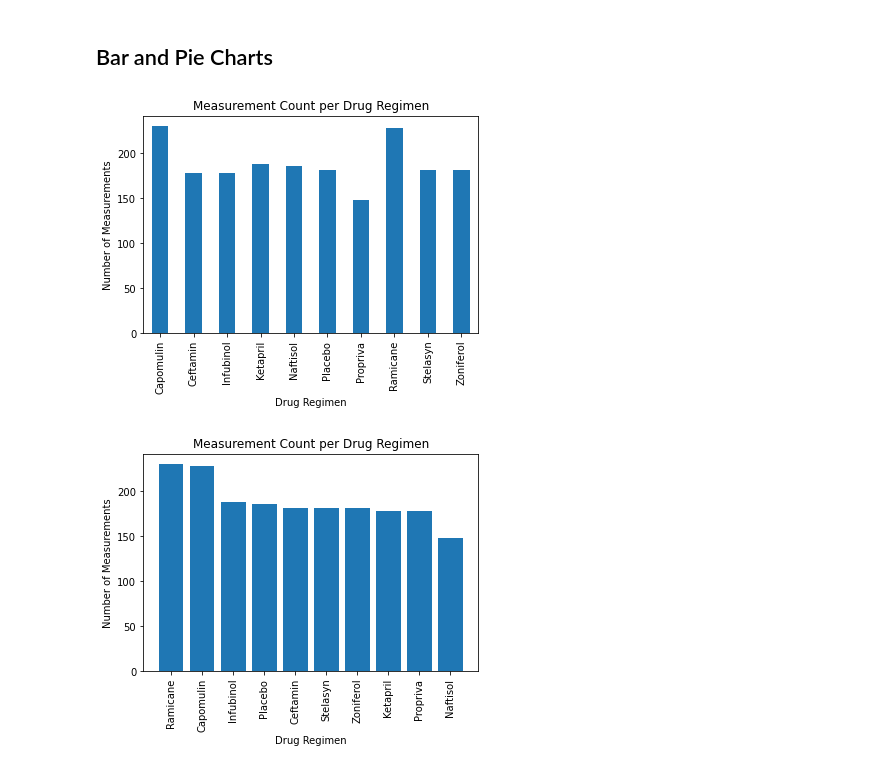
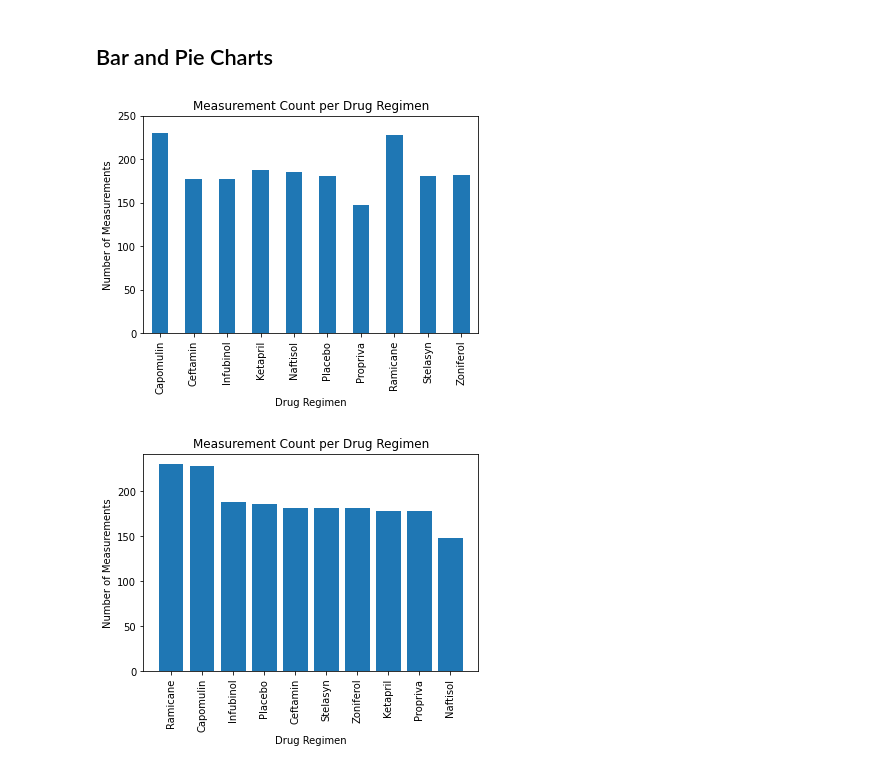
Before and after one commit to MaryColasanto/Pymaceuticals, a Jupyter notebook: pymaceuticals_starter.ipynb, the cells around one changed output. Cells and saved outputs as stored; diff of their text form; code cells hidden in the pictures.

```diff
--- a/pymaceuticals_starter.ipynb
+++ b/pymaceuticals_starter.ipynb
@@ -124,13 +136,14 @@ DataError: No numeric types to aggregate
 # %%
 # Generate a bar plot showing the total number of measurements taken on each drug regimen using pandas.
 measurement_count = drug_df["Drug Regimen"].count()
 
 drug_barchart = measurement_count.plot(kind="bar", title="Measurement Count per Drug Regimen")
 drug_barchart.set_xlabel("Drug Regimen")
 drug_barchart.set_ylabel("Number of Measurements")
+plt.ylim(0, 250)
 plt.show()
 # %% [output]
-[figure, old version]
+[figure, new version]
 # %%
 # Generate a bar plot showing the total number of measurements taken on each drug regimen using pyplot.
 drug = mousedata_clean["Drug Regimen"].unique()
```
Also changed, not shown: parts of 6 cells of this notebook.
